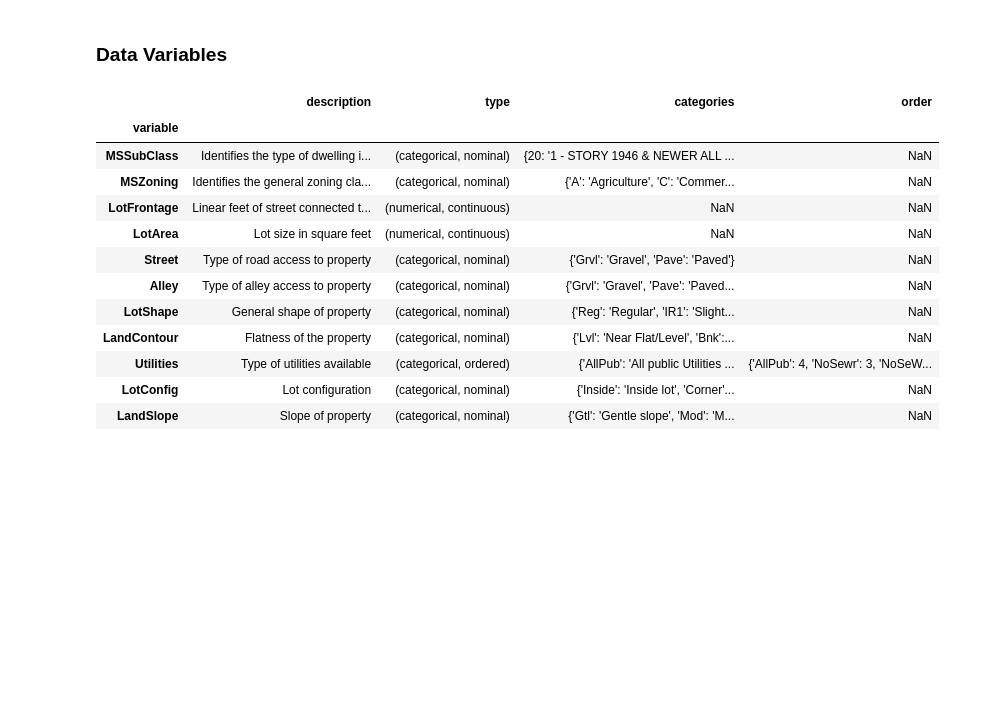
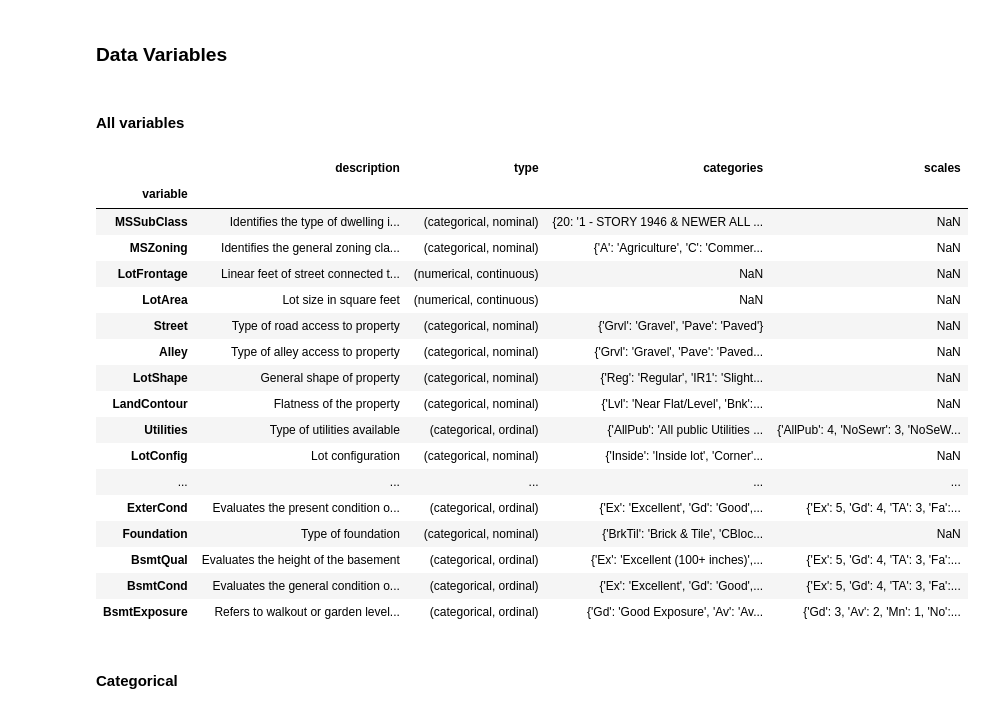
Before and after one commit to dmitry-s-danilov/kaggle-house-prices-advanced-regression-techniques, a Jupyter notebook: exploration/descriptions/1-data_variables.ipynb, the cells around one changed output. Cells and saved outputs as stored; diff of their text form; code cells hidden in the pictures; blank space fills up the shorter version.

```diff
--- a/exploration/descriptions/1-data_variables.ipynb
+++ b/exploration/descriptions/1-data_variables.ipynb
@@ -1,26 +1,24 @@
 # %% [markdown]
 ### Data Variables
 # %%
-from pandas import set_option, reset_option
-from contest.data import vars_description
+from pandas import (
+    DataFrame,
+    set_option, reset_option,
+)
+
+from contest.data import describe
+from contest.exploration.descriptions.vars import describe as describe_vars
+from contest.exploration.descriptions.categoricals import describe as describe_categoricals
+
+def set_display_options(
+    dataframe: DataFrame
+):
+     set_option(
+        'display.max_rows', dataframe.shape[0],
+        'display.max_columns', dataframe.shape[1],
+        # 'display.max_colwidth', None,
+    )
+
+
+def reset_display_options():
+    reset_option('display.*')
-# %%
-set_option(
-    'display.max_rows', vars_description.shape[0],
-    'display.max_columns', vars_description.shape[1],
-)
-
-vars_description
-# %% [output]
-|  | description | type | categories | order |
-| variable |  |  |  |  |
-| MSSubClass | Identifies the type of dwelling i... | (categorical, nominal) | {20: '1 - STORY 1946 & NEWER ALL ... | NaN |
-| MSZoning | Identifies the general zoning cla... | (categorical, nominal) | {'A': 'Agriculture', 'C': 'Commer... | NaN |
-| LotFrontage | Linear feet of street connected t... | (numerical, continuous) | NaN | NaN |
-| LotArea | Lot size in square feet | (numerical, continuous) | NaN | NaN |
-| Street | Type of road access to property | (categorical, nominal) | {'Grvl': 'Gravel', 'Pave': 'Paved'} | NaN |
-| Alley | Type of alley access to property | (categorical, nominal) | {'Grvl': 'Gravel', 'Pave': 'Paved... | NaN |
-| LotShape | General shape of property | (categorical, nominal) | {'Reg': 'Regular', 'IR1': 'Slight... | NaN |
-| LandContour | Flatness of the property | (categorical, nominal) | {'Lvl': 'Near Flat/Level', 'Bnk':... | NaN |
-| Utilities | Type of utilities available | (categorical, ordered) | {'AllPub': 'All public Utilities ... | {'AllPub': 4, 'NoSewr': 3, 'NoSeW... |
-| LotConfig | Lot configuration | (categorical, nominal) | {'Inside': 'Inside lot', 'Corner'... | NaN |
-| LandSlope | Slope of property | (categorical, nominal) | {'Gtl': 'Gentle slope', 'Mod': 'M... | NaN |
@@ -28,0 +25,27 @@ reset_option('display.*')
+# %% [markdown]
+#### All variables
+# %%
+data_description = describe_vars()
+# %%
+# set_display_options(data_description)
+
+data_description
+# %% [output]
+|  | description | type | categories | scales |
+| variable |  |  |  |  |
+| MSSubClass | Identifies the type of dwelling i... | (categorical, nominal) | {20: '1 - STORY 1946 & NEWER ALL ... | NaN |
+| MSZoning | Identifies the general zoning cla... | (categorical, nominal) | {'A': 'Agriculture', 'C': 'Commer... | NaN |
+| LotFrontage | Linear feet of street connected t... | (numerical, continuous) | NaN | NaN |
+| LotArea | Lot size in square feet | (numerical, continuous) | NaN | NaN |
+| Street | Type of road access to property | (categorical, nominal) | {'Grvl': 'Gravel', 'Pave': 'Paved'} | NaN |
+| Alley | Type of alley access to property | (categorical, nominal) | {'Grvl': 'Gravel', 'Pave': 'Paved... | NaN |
+| LotShape | General shape of property | (categorical, nominal) | {'Reg': 'Regular', 'IR1': 'Slight... | NaN |
+| LandContour | Flatness of the property | (categorical, nominal) | {'Lvl': 'Near Flat/Level', 'Bnk':... | NaN |
+| Utilities | Type of utilities available | (categorical, ordinal) | {'AllPub': 'All public Utilities ... | {'AllPub': 4, 'NoSewr': 3, 'NoSeW... |
+| LotConfig | Lot configuration | (categorical, nominal) | {'Inside': 'Inside lot', 'Corner'... | NaN |
+| ... | ... | ... | ... | ... |
+| ExterCond | Evaluates the present condition o... | (categorical, ordinal) | {'Ex': 'Excellent', 'Gd': 'Good',... | {'Ex': 5, 'Gd': 4, 'TA': 3, 'Fa':... |
+| Foundation | Type of foundation | (categorical, nominal) | {'BrkTil': 'Brick & Tile', 'CBloc... | NaN |
+| BsmtQual | Evaluates the height of the basement | (categorical, ordinal) | {'Ex': 'Excellent (100+ inches)',... | {'Ex': 5, 'Gd': 4, 'TA': 3, 'Fa':... |
+| BsmtCond | Evaluates the general condition o... | (categorical, ordinal) | {'Ex': 'Excellent', 'Gd': 'Good',... | {'Ex': 5, 'Gd': 4, 'TA': 3, 'Fa':... |
+| BsmtExposure | Refers to walkout or garden level... | (categorical, ordinal) | {'Gd': 'Good Exposure', 'Av': 'Av... | {'Gd': 3, 'Av': 2, 'Mn': 1, 'No':... |
@@ -28,0 +54,2 @@ reset_option('display.*')
+# %% [markdown]
+#### Categorical
```
Also changed, not shown: parts of 24 cells of this notebook, 36 other files.
